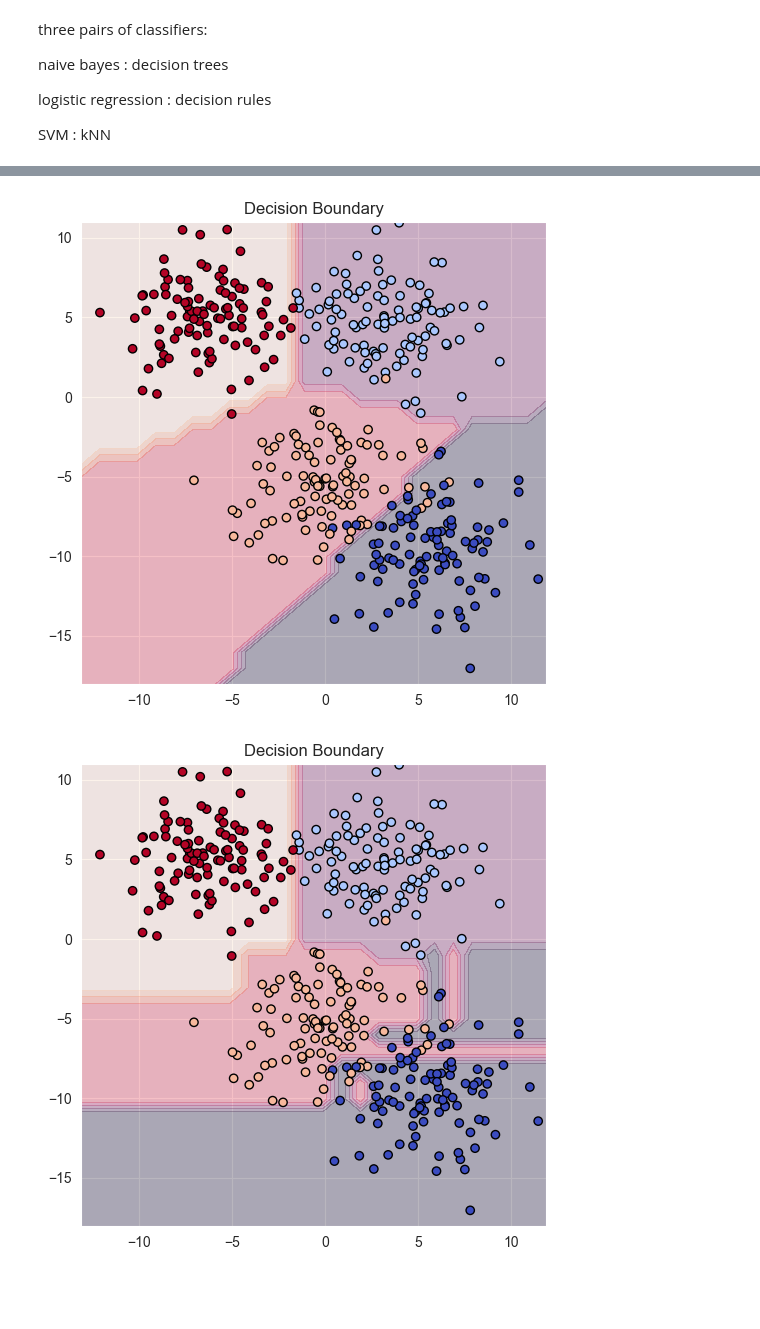
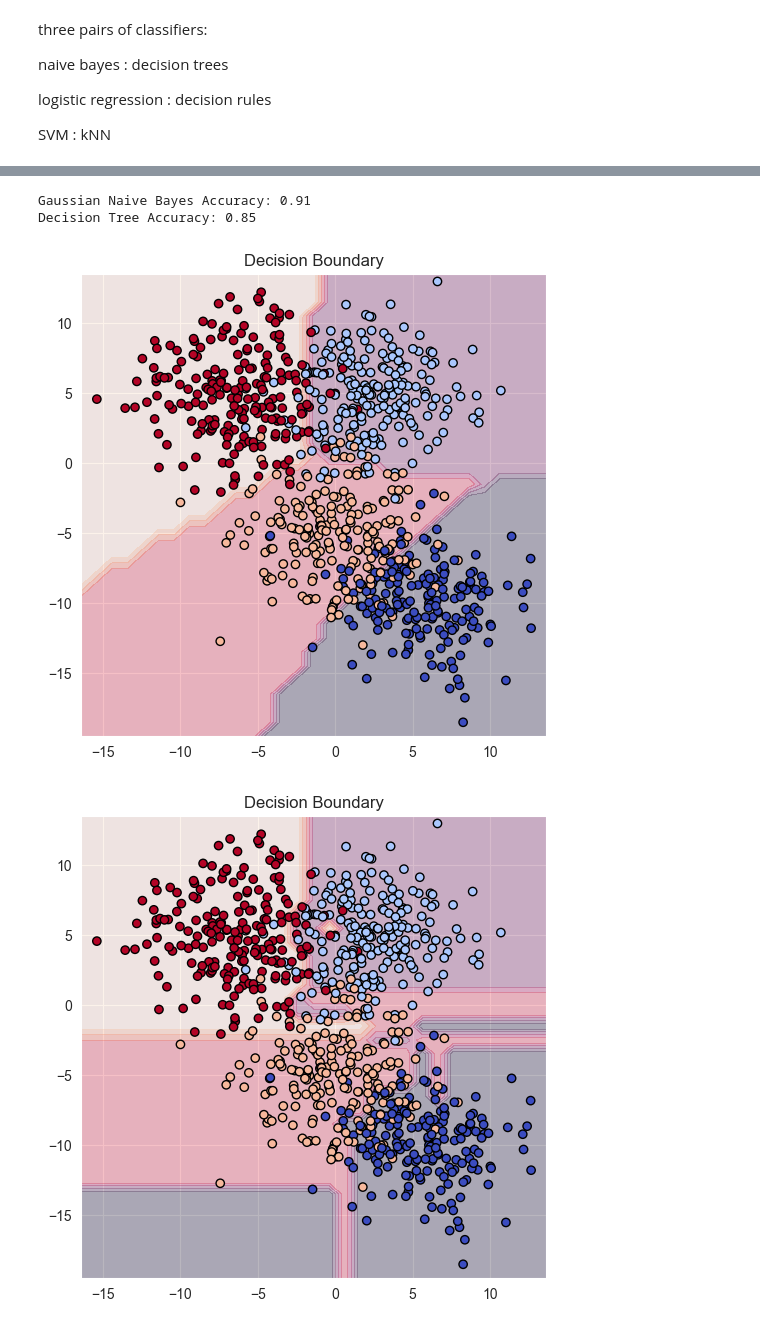
Before and after one commit to lschulte09/DataMiningCourse, a Jupyter notebook: Lab2.ipynb, the cells around one changed output, grey strips where cells are left out. Saved outputs shown, nothing was run; the diff lists cells and outputs as text; code cells hidden in the pictures; blank space fills up the shorter version.

```diff
--- a/Lab2.ipynb
+++ b/Lab2.ipynb
@@ -15,8 +16,7 @@ import matplotlib.pyplot as plt
 from sklearn.naive_bayes import GaussianNB
 from sklearn.tree import DecisionTreeClassifier
 # %%
-X, y = make_blobs(n_samples=500, n_features=2, centers=4, cluster_std=2.5, random_state=10)
-
+X, y = make_blobs(n_samples=1000, centers=4, n_features=2, random_state=10, cluster_std=3)
 X_train, X_test, y_train, y_test = train_test_split(X, y, test_size=0.2, random_state=10)
 
 plt.figure(figsize=(6, 6))
@@ -46,14 +46,21 @@ def show_decision_boundary(X, y, model, title='Decision Boundary'):
 # %%
 gnb = GaussianNB()
 tree = DecisionTreeClassifier()
 
-y_pred = gnb.fit(X_train, y_train).predict(X_test)
+y_pred_gnb = gnb.fit(X_train, y_train).predict(X_test)
+accuracy_gnb = accuracy_score(y_test, y_pred_gnb)
+print(f'Gaussian Naive Bayes Accuracy: {accuracy_gnb:.2f}')
+
 y_pred_tree = tree.fit(X_train, y_train).predict(X_test)
+accuracy_tree = accuracy_score(y_test, y_pred_tree)
+print(f'Decision Tree Accuracy: {accuracy_tree:.2f}')
 
 
 show_decision_boundary(X_train, y_train, gnb)
 show_decision_boundary(X_train, y_train, tree)
 # %% [output]
+Gaussian Naive Bayes Accuracy: 0.91
+Decision Tree Accuracy: 0.85
-[figure, old version]
+[figure, new version]
-[figure, old version]
+[figure, new version]
 # %%
```
Also changed, not shown: parts of 6 cells of this notebook, 2 other files.
